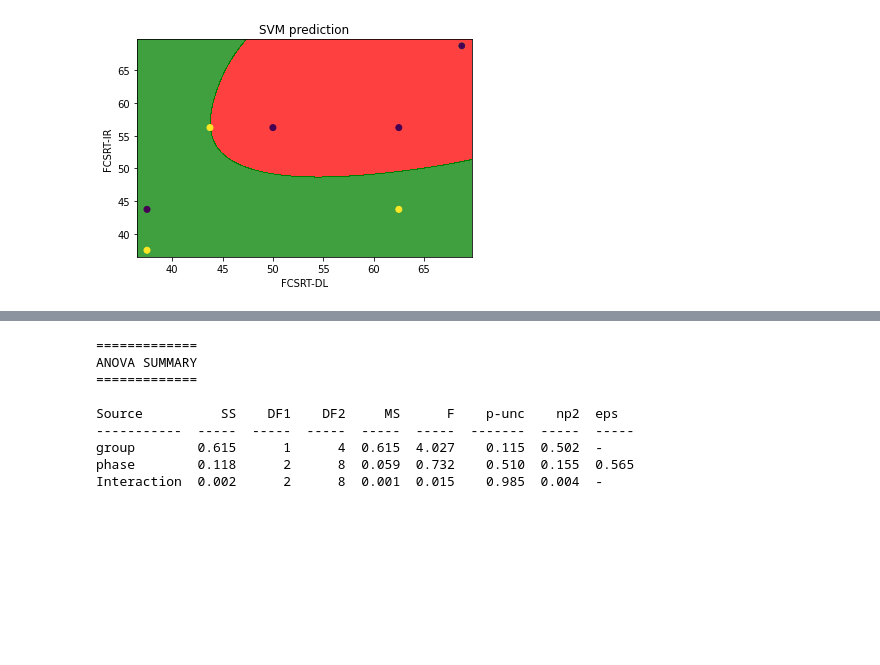
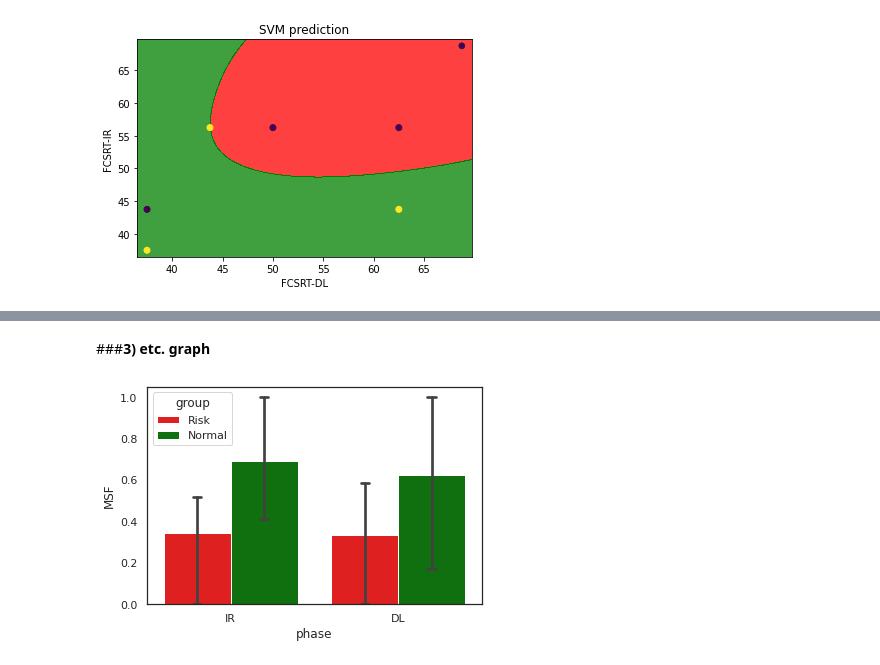
Before and after one commit to Sirabhop/Preclinical-AD-EEG-classification, a Jupyter notebook: Data_Exploration.ipynb, the cells around one changed output, grey strips where cells are left out. Saved outputs shown, nothing was run; the diff lists cells and outputs as text; code cells hidden in the pictures; blank space fills up the shorter version.

```diff
--- a/Data_Exploration.ipynb
+++ b/Data_Exploration.ipynb
@@ -727,13 +847,27 @@ sns.pointplot(data=n, x='bands', y='PSD', hue='phase', dodge=True, markers=['o',
-# %%
-mix_anv = pg.mixed_anova(data = df, dv = 'PSD', within = 'phase', between = 'group', subject = 'id')
-pg.print_table(mix_anv)
-# %% [output]
-=============
-ANOVA SUMMARY
-=============
-
-Source          SS    DF1    DF2     MS      F    p-unc    np2  eps
------------  -----  -----  -----  -----  -----  -------  -----  -----
-group        0.615      1      4  0.615  4.027    0.115  0.502  -
-phase        0.118      2      8  0.059  0.732    0.510  0.155  0.565
-Interaction  0.002      2      8  0.001  0.015    0.985  0.004  -
+# %%
+def plot_compare(col_1, col_2, y):
+  y = y
+  df = pd.DataFrame()
+  data = []
+  data_t = []
+  list_variable = [col_1, col_2]
+  for i in list_variable:
+    data = Biomarkers.loc[:, i].values
+    data_t = np.concatenate((data_t, data), axis = 0)
+
+  group = ['Risk','Normal','Risk','Risk','Normal','Normal']*2
+  id = ['SS2', 'SS4', 'SS5', 'SS6', 'SS7', 'SS8']*2
+
+  df['id'] = id
+  df['group'] = group
+  df[y] = data_t
+  df['phase'] = ['IR']*6+['DL']*6
+
+  sns.barplot(data = df, x = 'phase', y = y, hue = 'group', palette = ['red', 'green'], capsize = 0.05, saturation = 0.75)
+  return plt.show()
+# %% [markdown]
+###**3) etc. graph**
+# %%
+plot_compare('IR-MSF', 'DL-MSF', 'MSF')
+# %% [output]
+[figure, added]
```
Also changed, not shown: parts of 42 cells of this notebook.
